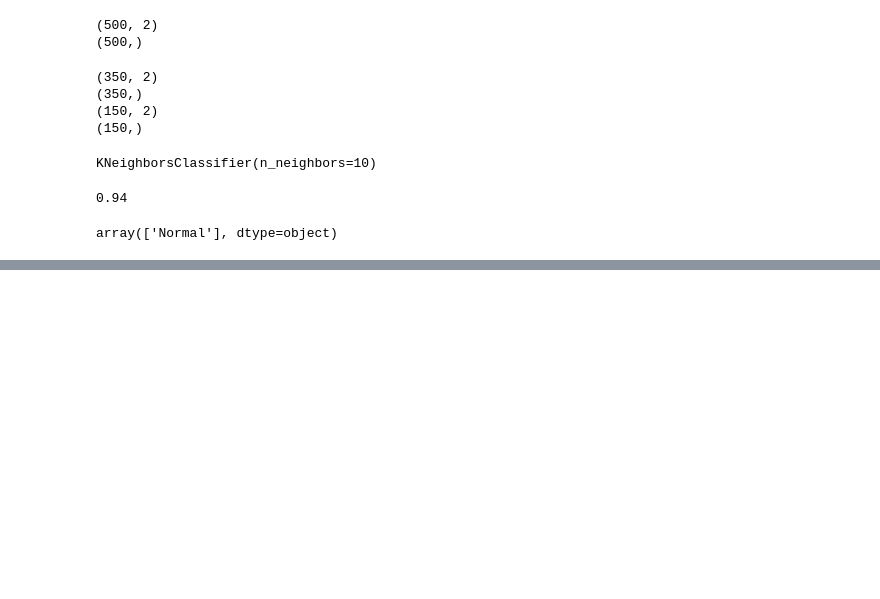
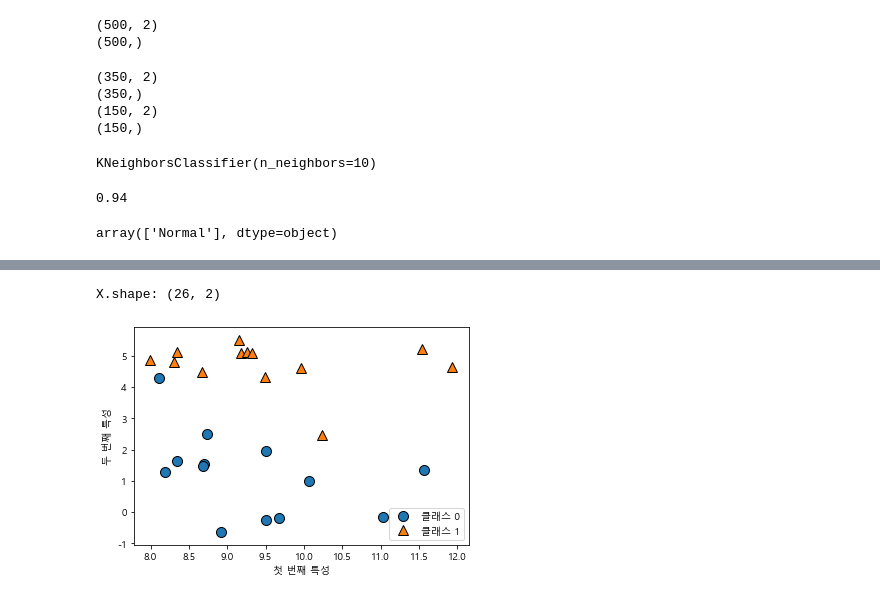
Before and after one commit to pillz9408/python, a Jupyter notebook: MachinLearning/basicBmi.ipynb, the cells around one changed output, grey strips where cells are left out. Saved outputs shown, nothing was run; the diff lists cells and outputs as text; code cells hidden in the pictures; blank space fills up the shorter version.

```diff
--- a/MachinLearning/bmi.ipynb
+++ b/MachinLearning/basicBmi.ipynb
@@ -185,0 +178,2 @@ array(['Normal'], dtype=object)
+# %%
+x, y = mglearn.datasets.make_forge()
@@ -185,0 +184,13 @@ array(['Normal'], dtype=object)
+# %%
+plt.rc('font', family='Malgun Gothic')
+plt.rcParams['axes.unicode_minus'] = False
+# %%
+mglearn.discrete_scatter(x[:, 0], x[:, 1], y)
+plt.legend(["클래스 0", "클래스 1"], loc=4)
+plt.xlabel("첫 번째 특성")
+plt.ylabel("두 번째 특성")
+print("X.shape:", x.shape)
+plt.show()
+# %% [output]
+X.shape: (26, 2)
+[figure, added]
```
Also changed, not shown: parts of 14 cells of this notebook.
